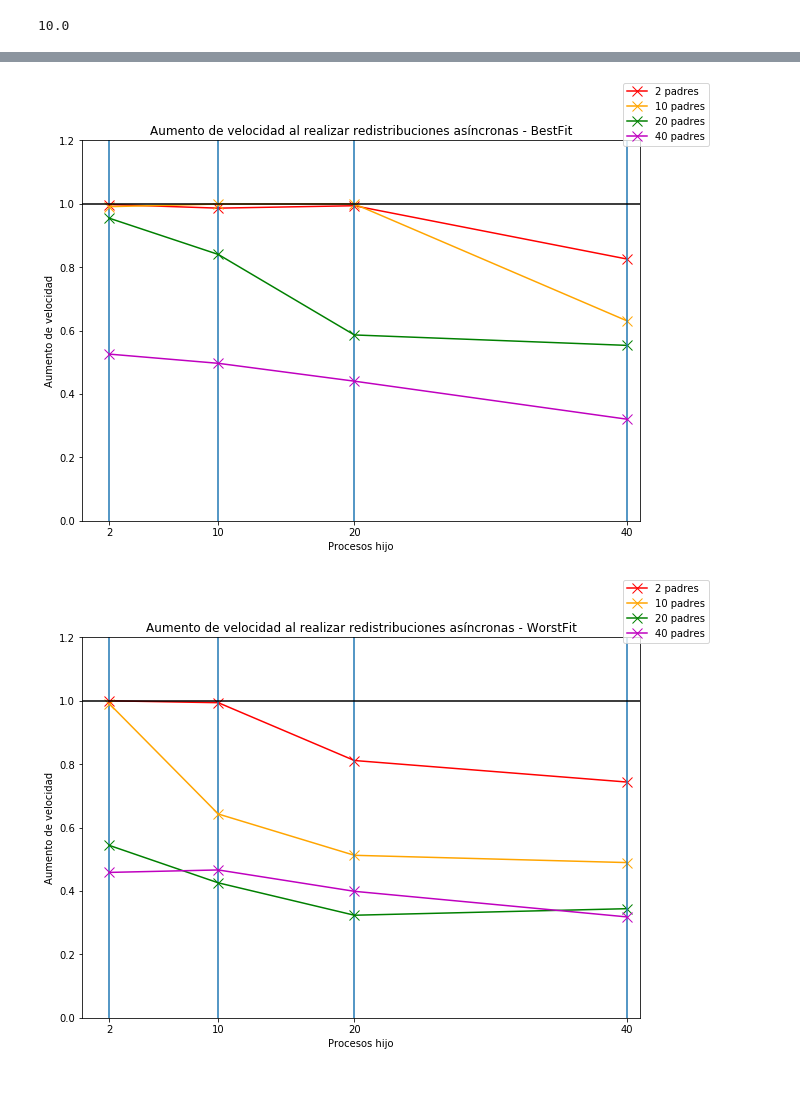
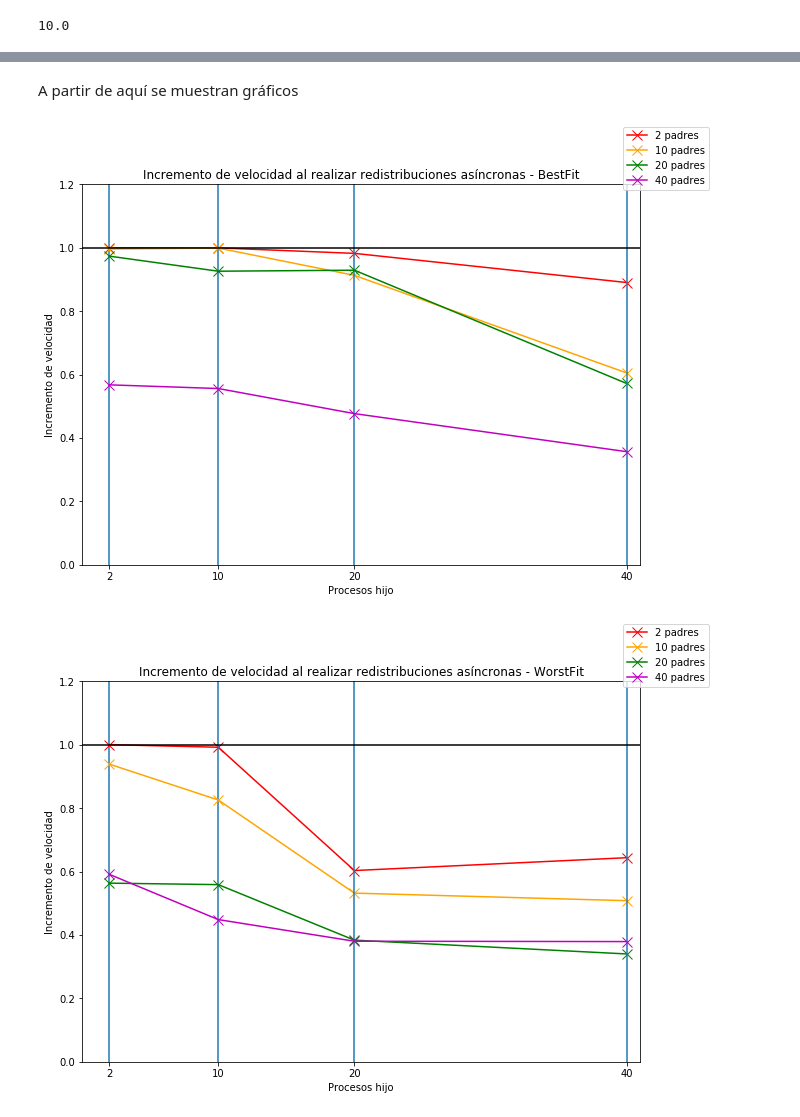
Before and after one commit to hpca-uji/Proteo, a Jupyter notebook: Analysis/analyser.ipynb, the cells around one changed output, grey strips where cells are left out. Drawn from its saved outputs; the diff is of its cells as text; code cells hidden in the pictures; blank space fills up the shorter version.

```diff
--- a/Analysis/analyser.ipynb
+++ b/Analysis/analyser.ipynb
@@ -12,8 +13,16 @@ matrixMalEX="data_GG.csv"
 matrixMal="data_GM.csv"
 matrixIt="data_L.csv"
 n_qty=2 #CAMBIAR SEGUN LA CANTIDAD DE NODOS USADOS
-repet = 3 * 2 #CAMBIAR EL PRIMER NUMERO SEGUN NUMERO DE EJECUCIONES POR CONFIG
+n_groups= 2
+repet = 3 #CAMBIAR EL PRIMER NUMERO SEGUN NUMERO DE EJECUCIONES POR CONFIG
 
 p_value = 0.05
 values = [2, 10, 20, 40]
 dist_names = ['null', 'BestFit', 'WorstFit']
+
+labelsP = [['(2,2)', '(2,10)', '(2,20)', '(2,40)'],['(10,2)', '(10,10)', '(10,20)', '(10,40)'],
+          ['(20,2)', '(20,10)', '(20,20)', '(20,40)'],['(40,2)', '(40,10)', '(40,20)', '(40,40)']]
+labelsP_J = ['(2,2)', '(2,10)', '(2,20)', '(2,40)','(10,2)', '(10,10)', '(10,20)', '(10,40)',
+              '(20,2)', '(20,10)', '(20,20)', '(20,40)','(40,2)', '(40,10)', '(40,20)', '(40,40)']
+positions = [321, 322, 323, 324, 325]
+positions_small = [221, 222, 223, 224]
@@ -68,8 +73,8 @@ grouped_aggL = groupL.agg(['mean', 'count'])
 grouped_aggL.columns = grouped_aggL.columns.get_level_values(0)
 grouped_aggL.set_axis(['Ti', 'Iters', 'To', 'Iters2'], axis='columns')
 
-grouped_aggL['Iters'] = np.ceil(grouped_aggL['Iters']/6) # TODO Cambiar a repeticiones realizadas
-grouped_aggL['Iters2'] = np.ceil(grouped_aggL['Iters2']/6)
+grouped_aggL['Iters'] = np.round(grouped_aggL['Iters']/repet)
+grouped_aggL['Iters2'] = np.round(grouped_aggL['Iters2']/repet)
 # %% [output]
 This will change in a future version of pandas, use inplace=True to avoid this warning.
   if sys.path[0] == '':
@@ -285,7 +291,7 @@ for dist in [1,2]:
                 v1 = dfL[(dfL["Tt"] == 0)][(dfL["Dist"] == dist)][(dfL["%Async"] == 100.0)][(dfL.NP == numP)][(dfL.NS == numC)]['Ti']
                 v2 = dfL[(dfL["Tt"] == 1)][(dfL["Dist"] == dist)][(dfL["%Async"] == 100.0)][(dfL.NP == numP)][(dfL.NS == numC)]['Ti']
                 res = stats.ttest_ind(v1, v2, equal_var = False)
-                diff = grouped_aggL['Ti'].loc[(0, dist, 0.0, numP, numC)] - grouped_aggL['Ti'].loc[(1, dist, 100.0, numP, numC)]
+                diff = grouped_aggL['Ti'].loc[(0, dist, 100.0, numP, numC)] - grouped_aggL['Ti'].loc[(1, dist, 100.0, numP, numC)]
                 if diff > 0:
                     mejor = "Asíncrono"
                 else:
@@ -404,3 +401,5 @@ NC=40 Es mejor Síncrono con una diff de 0.338
+# %% [markdown]
+A partir de aquí se muestran gráficos
 # %%
 for dist in [1,2]:
     v1 = grouped_aggL.loc[(0,dist,100.0,slice(None))]
@@ -415,34 +414,34 @@ for dist in [1,2]:
     plt.xlim(0, max(values)+1)
     plt.ylim(0, 1.2)
     plt.xticks(values)
-    ax1.set_ylabel('Aumento de velocidad')
+    ax1.set_ylabel('Incremento de velocidad')
     ax1.set_xlabel('Procesos hijo')
-    ax1.set_title("Aumento de velocidad al realizar redistribuciones asíncronas - " + dist_names[dist])
+    ax1.set_title("Incremento de velocidad al realizar redistribuciones asíncronas - " + dist_names[dist])
 
 
     for i in range(len(values)):
         numP = values[i]
         c = colors[i]
 
         mini = i * len(values)
         maxi = (i+1) * len(values)
         array_values = aux_aggL[mini:maxi]
         indexes = np.arange(len(values))
         aux_j=0
         for j in range(len(values)):
             indexes[aux_j] = values[j]
             aux_j+=1
 
         x = indexes
         y = array_values
         label = str(numP) + ' padres'
         ax1.axvline(numP)
         plt.plot(x, y, color=colors[i], label=label, marker=markers[1], markersize=10)
 
     ax1.axhline(1, color='k')
     f.legend()
     #f.tight_layout()
     f.savefig("Images/"+"Iters"+ dist_names[dist] +"_SpeedUp", format="png")
 # %% [output]
-[figure, old version]
+[figure, new version]
-[figure, old version]
+[figure, new version]
```
Also changed, not shown: parts of 18 cells of this notebook.
